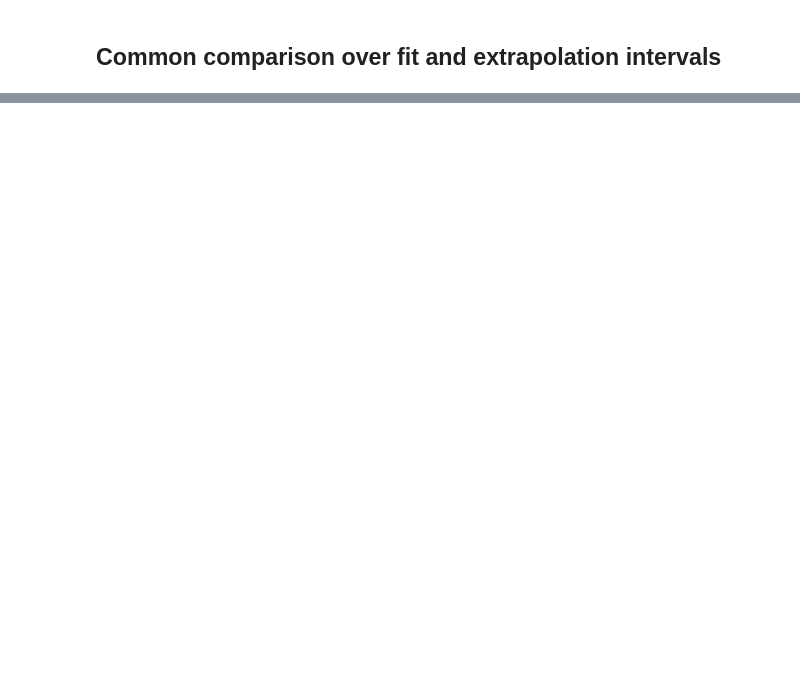
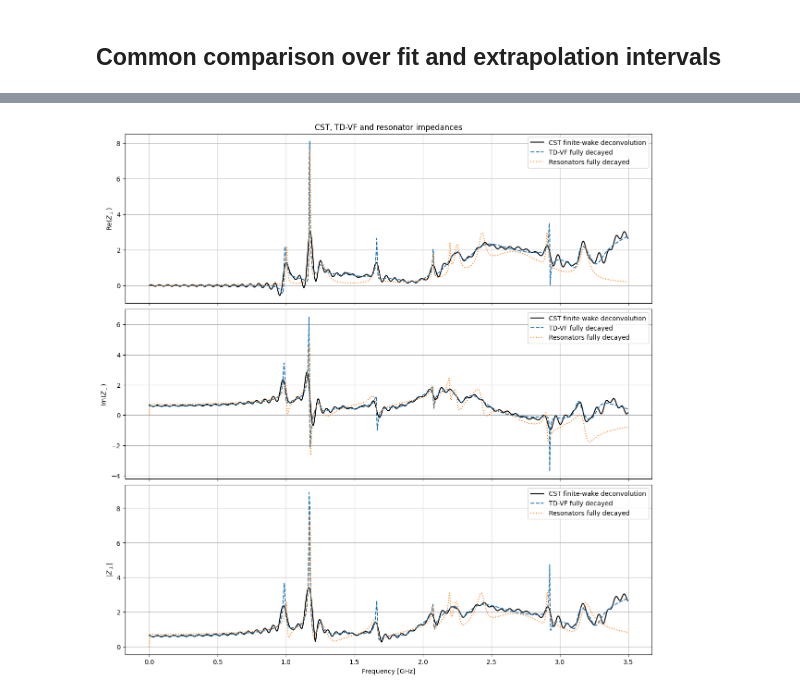
Before and after one commit to hschreib-tet/IDDEFIX, a Jupyter notebook: examples/018_compare_tdvf_resonator_wake_potential.ipynb, the cells around one changed output, grey strips where cells are left out. Saved outputs shown, nothing was run; the diff lists cells and outputs as text; code cells hidden in the pictures; blank space fills up the shorter version.

```diff
--- a/examples/018_compare_tdvf_resonator_wake_potential.ipynb
+++ b/examples/018_compare_tdvf_resonator_wake_potential.ipynb
@@ -166,0 +209,2 @@ plt.show()
+# %%
+DE_model.run_minimization_algorithm()
@@ -167,2 +233,12 @@ plt.show()
 # %% [markdown]
 ## Time-Domain Vector Fitting
+# %%
+# TD-VF model
+NUMBER_OF_REAL_POLES = 10
+NUMBER_OF_COMPLEX_PAIRS = int(bounds.N_resonators)
+FIT_DIRECT_TERM = True
+FIT_PROPORTIONAL_TERM = True
+MINIMUM_INITIAL_FREQUENCY = 5.0e7
+MAXIMUM_INITIAL_FREQUENCY = 3.5e9
+TDVF_MAXIMUM_ITERATIONS = 30
+TDVF_TOLERANCE = 1.0e-8
@@ -172,7 +294,7 @@ tdvf_start = time.perf_counter()
 tdvf_result = time_domain_vector_fit(
     times=fit_times,
     input_signal=fit_bunch_profile,
-    output_signal=fit_wake_potential,
+    output_signal=fit_wake_potential*c_light,
     initial_poles=initial_poles,
     maximum_iterations=TDVF_MAXIMUM_ITERATIONS,
     tolerance=TDVF_TOLERANCE,
@@ -277,0 +397,4 @@ plt.show()
+# %%
+# Impedance comparison
+MAXIMUM_IMPEDANCE_FREQUENCY = 3.5e9
+NUMBER_OF_IMPEDANCE_SAMPLES = 2001
@@ -277,0 +451,32 @@ plt.show()
+# %%
+fig, axes = plt.subplots(3, 1, figsize=(12, 12), sharex=True, constrained_layout=True)
+curves = {
+    'CST finite-wake deconvolution': (cst_impedance, 'black', '-'),
+    'TD-VF fully decayed': (tdvf_impedance_fd, 'tab:blue', '--'),
+    'Resonators fully decayed': (resonator_impedance_fd, 'tab:orange', ':'),
+}
+frequency_ghz = impedance_frequencies / 1.0e9
+
+for label, (impedance, color, linestyle) in curves.items():
+    axes[0].plot(frequency_ghz, impedance.real, color=color, linestyle=linestyle, label=label)
+    axes[1].plot(frequency_ghz, impedance.imag, color=color, linestyle=linestyle, label=label)
+    axes[2].plot(
+        frequency_ghz,
+        np.maximum(np.abs(impedance), np.finfo(float).eps),
+        color=color,
+        linestyle=linestyle,
+        label=label,
+    )
+
+impedance_symbol = r'Z_\perp' if PLANE == 'transverse' else r'Z_\parallel'
+axes[0].set_ylabel(rf'$\operatorname{{Re}}({impedance_symbol})$')
+axes[1].set_ylabel(rf'$\operatorname{{Im}}({impedance_symbol})$')
+axes[2].set_ylabel(rf'$|{impedance_symbol}|$')
+axes[2].set_xlabel('Frequency [GHz]')
+axes[0].set_title('CST, TD-VF and resonator impedances')
+for axis in axes:
+    axis.grid(True, which='both')
+    axis.legend()
+plt.show()
+# %% [output]
+[figure, added]
```
Also changed, not shown: parts of 20 cells of this notebook, 2 other files.
